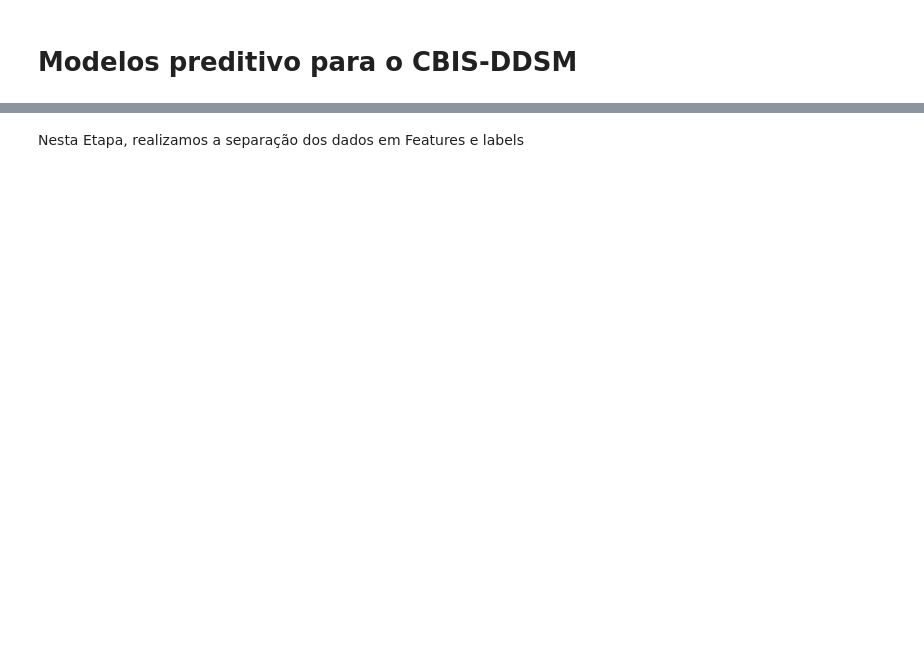
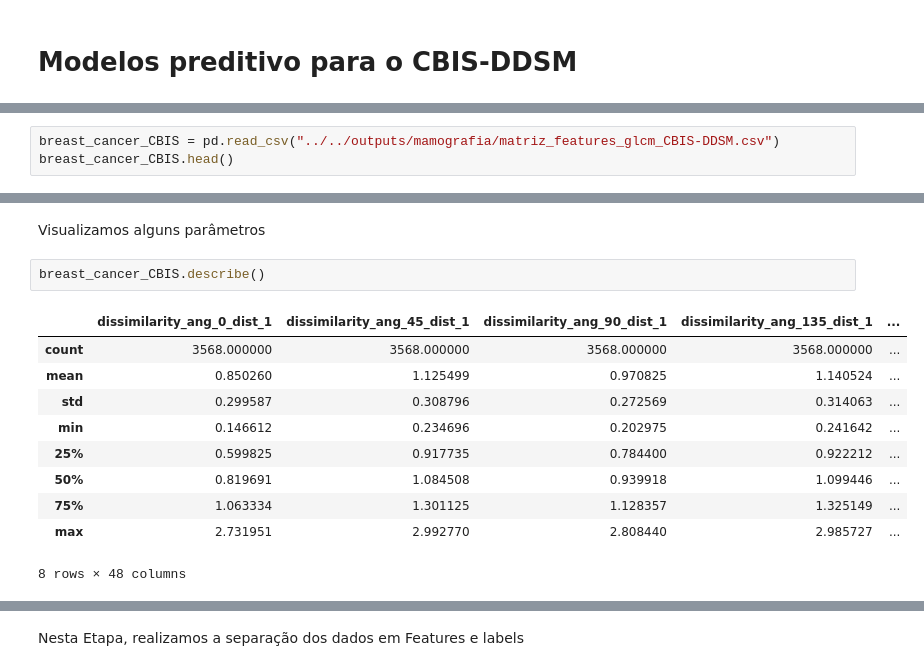
Before and after one commit to matheusssilva991/Radiomica, a Jupyter notebook: src/mamografia/model.ipynb, the cells around one changed output, grey strips where cells are left out. Cells and saved outputs as stored; diff of their text form; blank space fills up the shorter version.

```diff
--- a/src/mamografia/model.ipynb
+++ b/src/mamografia/model.ipynb
@@ -13,0 +26,3 @@ from keras.wrappers.scikit_learn import KerasClassifier
+# %%
+breast_cancer_CBIS = pd.read_csv("../../outputs/mamografia/matriz_features_glcm_CBIS-DDSM.csv")
+breast_cancer_CBIS.head()
@@ -13,0 +37,15 @@ from keras.wrappers.scikit_learn import KerasClassifier
+# %% [markdown]
+Visualizamos alguns parâmetros
+# %%
+breast_cancer_CBIS.describe()
+# %% [output]
+|  | dissimilarity_ang_0_dist_1 | dissimilarity_ang_45_dist_1 | dissimilarity_ang_90_dist_1 | dissimilarity_ang_135_dist_1 | ... |
+| count | 3568.000000 | 3568.000000 | 3568.000000 | 3568.000000 | ... |
+| mean | 0.850260 | 1.125499 | 0.970825 | 1.140524 | ... |
+| std | 0.299587 | 0.308796 | 0.272569 | 0.314063 | ... |
+| min | 0.146612 | 0.234696 | 0.202975 | 0.241642 | ... |
+| 25% | 0.599825 | 0.917735 | 0.784400 | 0.922212 | ... |
+| 50% | 0.819691 | 1.084508 | 0.939918 | 1.099446 | ... |
+| 75% | 1.063334 | 1.301125 | 1.128357 | 1.325149 | ... |
+| max | 2.731951 | 2.992770 | 2.808440 | 2.985727 | ... |
+8 rows × 48 columns
```
Also changed, not shown: parts of 92 cells of this notebook, 6 other files.
